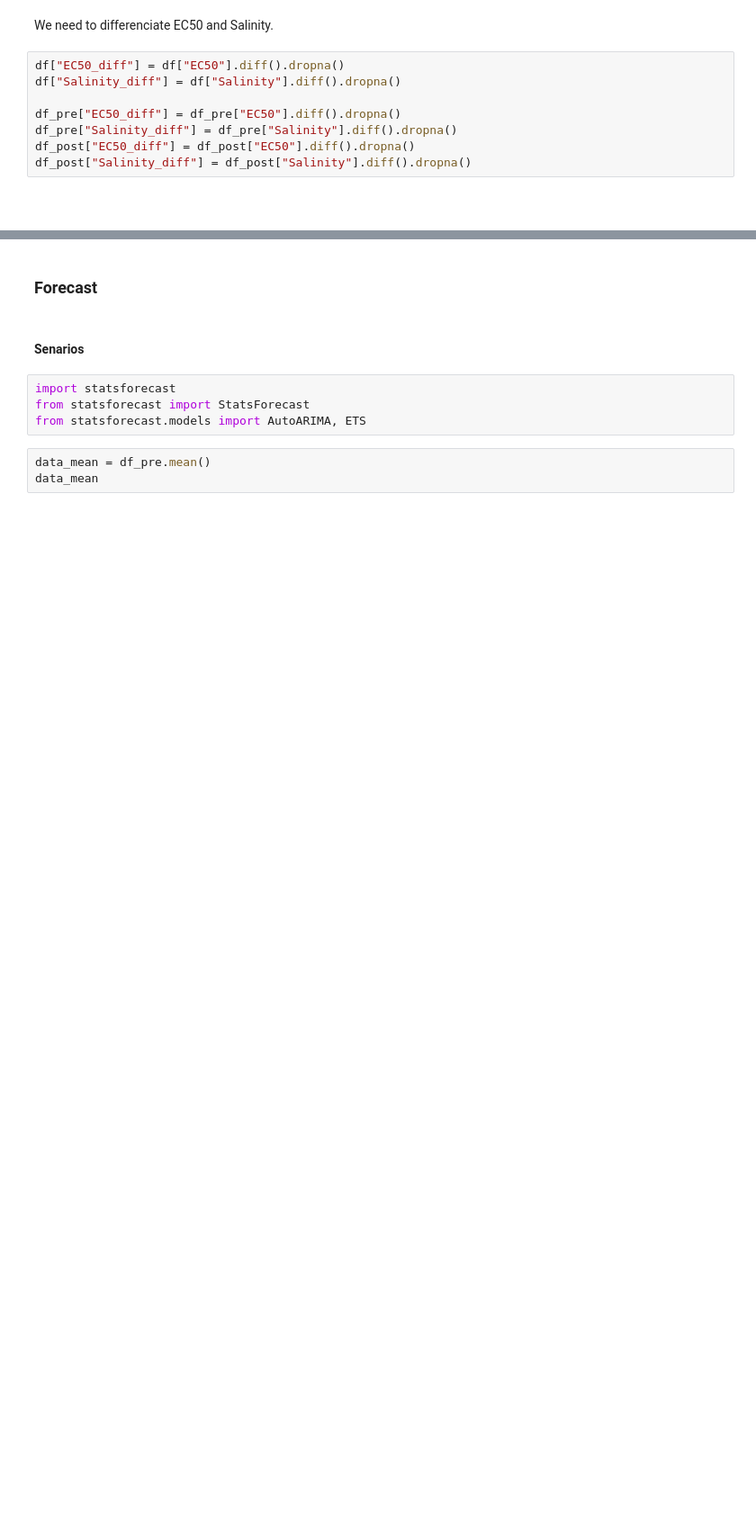
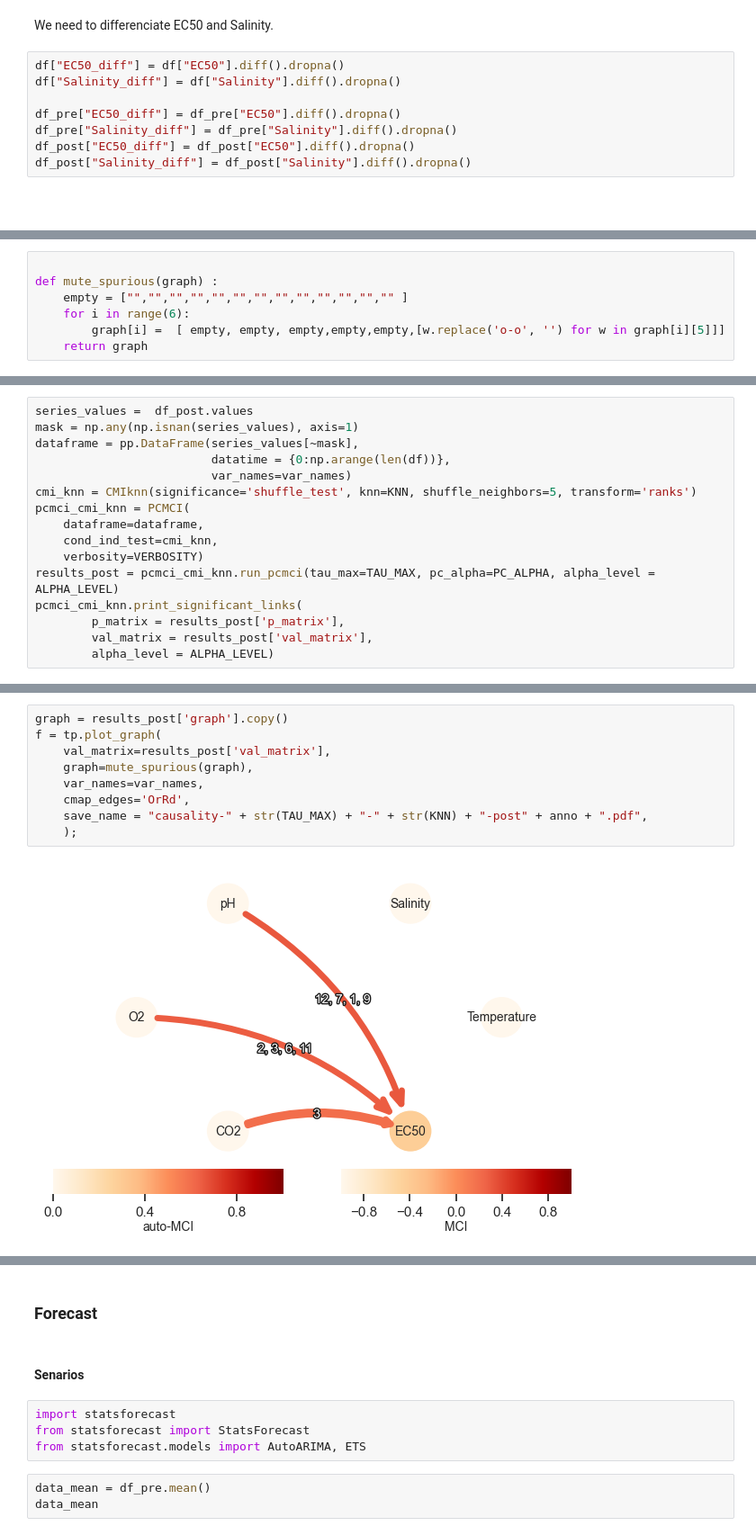
Before and after one commit to scatenag/climate_change_on_sea_urchins, a Jupyter notebook: analysis.ipynb, the cells around one changed output, grey strips where cells are left out. Shown at 90% size. Drawn from its saved outputs; the diff is of its cells as text; blank space fills up the shorter version.

```diff
--- a/analysis.ipynb
+++ b/analysis.ipynb
@@ -485,0 +518,7 @@ df_post["Salinity_diff"] = df_post["Salinity"].diff().dropna()
+# %%
+
+def mute_spurious(graph) :
+    empty = ["","","","","","","","","","","","","" ]
+    for i in range(6):
+        graph[i] =  [ empty, empty, empty,empty,empty,[w.replace('o-o', '') for w in graph[i][5]]]
+    return graph
@@ -485,0 +527,16 @@ df_post["Salinity_diff"] = df_post["Salinity"].diff().dropna()
+# %%
+series_values =  df_post.values
+mask = np.any(np.isnan(series_values), axis=1)
+dataframe = pp.DataFrame(series_values[~mask],
+                         datatime = {0:np.arange(len(df))},
+                         var_names=var_names)
+cmi_knn = CMIknn(significance='shuffle_test', knn=KNN, shuffle_neighbors=5, transform='ranks')
+pcmci_cmi_knn = PCMCI(
+    dataframe=dataframe,
+    cond_ind_test=cmi_knn,
+    verbosity=VERBOSITY)
+results_post = pcmci_cmi_knn.run_pcmci(tau_max=TAU_MAX, pc_alpha=PC_ALPHA, alpha_level = ALPHA_LEVEL)
+pcmci_cmi_knn.print_significant_links(
+        p_matrix = results_post['p_matrix'],
+        val_matrix = results_post['val_matrix'],
+        alpha_level = ALPHA_LEVEL)
@@ -485,0 +561,11 @@ df_post["Salinity_diff"] = df_post["Salinity"].diff().dropna()
+# %%
+graph = results_post['graph'].copy()
+f = tp.plot_graph(
+    val_matrix=results_post['val_matrix'],
+    graph=mute_spurious(graph),
+    var_names=var_names,
+    cmap_edges='OrRd',
+    save_name = "causality-" + str(TAU_MAX) + "-" + str(KNN) + "-post" + anno + ".pdf",
+    );
+# %% [output]
+[figure, added]
```
Also changed, not shown: parts of 25 cells of this notebook, 12 other files.
